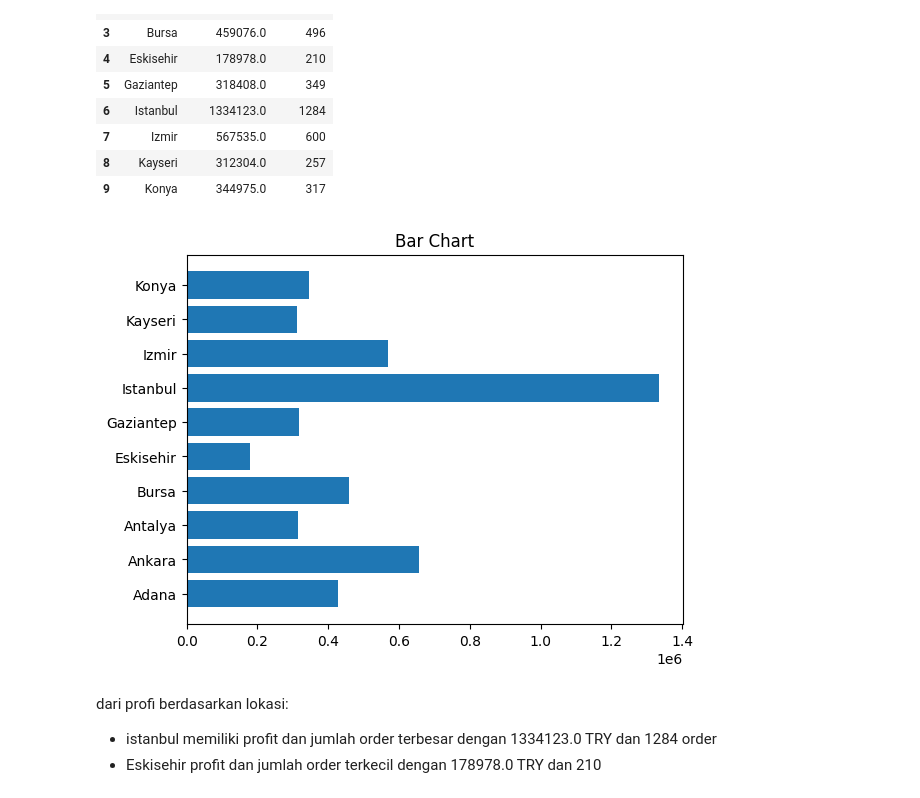
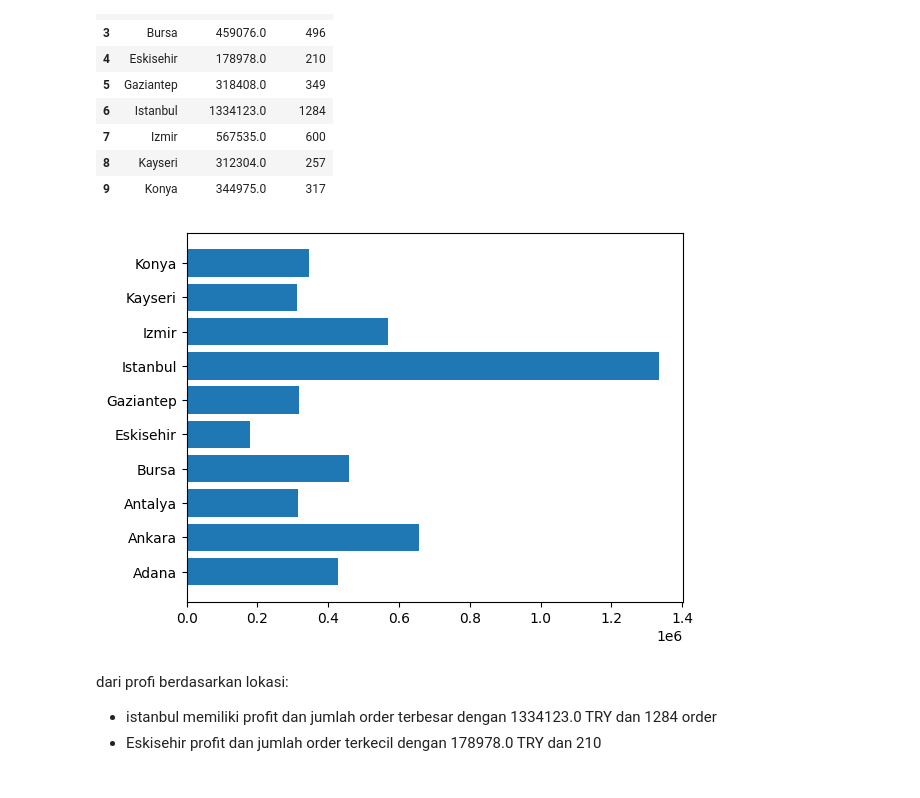
Before and after one commit to HaafizHhamda/Project-Analysis, a Jupyter notebook: Pengerjaan.ipynb, the cells around one changed output. Drawn from its saved outputs; the diff is of its cells as text; code cells hidden in the pictures.

```diff
--- a/Pengerjaan.ipynb
+++ b/Pengerjaan.ipynb
@@ -268,10 +275,9 @@ lokasi
 | 9 | Konya | 344975.0 | 317 |
 # %%
 plt.barh(lokasi['City'],lokasi['Total_Amount'])
-plt.title("Bar Chart")
 plt.show()
 # %% [output]
-[figure, old version]
+[figure, new version]
 # %% [markdown]
 dari profi berdasarkan lokasi:
 -  istanbul memiliki profit dan jumlah order terbesar dengan 1334123.0 TRY dan 1284 order
```
Also changed, not shown: parts of 4 cells of this notebook.
